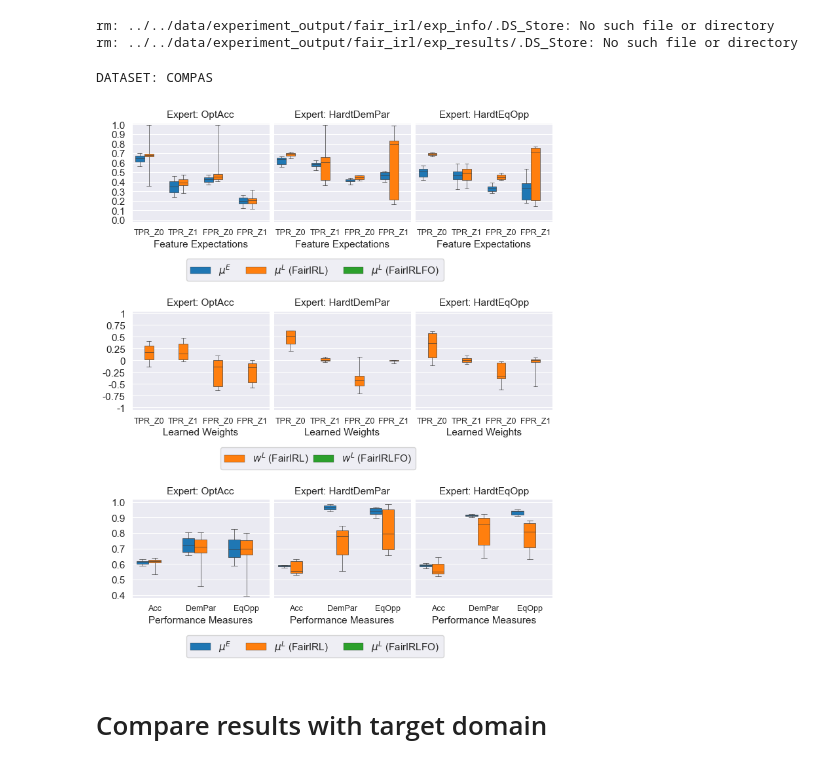
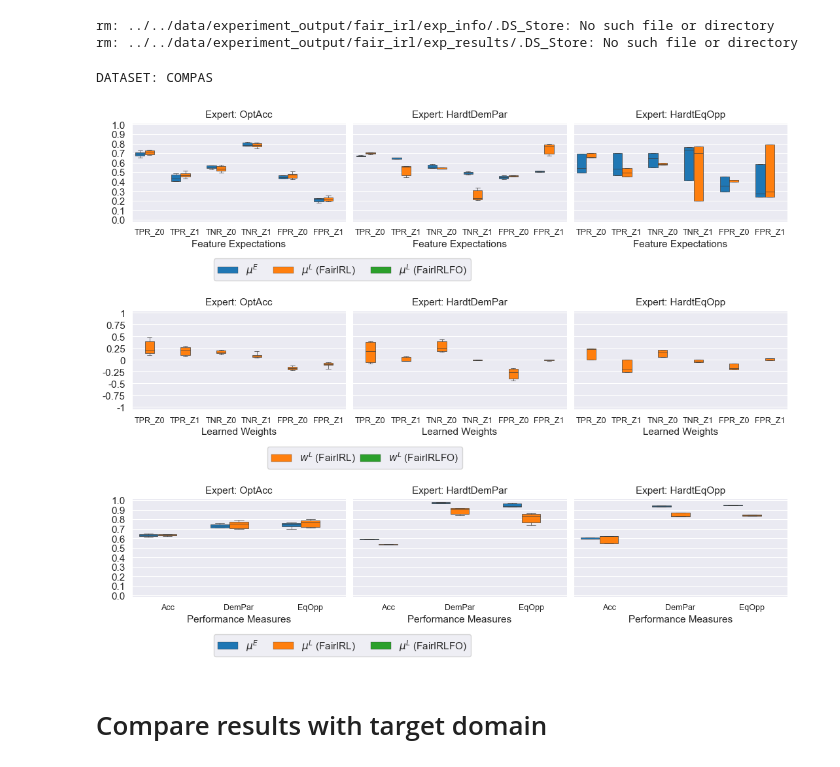
Before and after one commit to jackblandin/research, a Jupyter notebook: experiments/irl/Fair IRL Experiments.ipynb, the cells around one changed output. Cells and saved outputs as stored; diff of their text form; code cells hidden in the pictures.

```diff
--- a/experiments/irl/Fair IRL Experiments.ipynb
+++ b/experiments/irl/Fair IRL Experiments.ipynb
@@ -39,7 +42,7 @@ pd.set_option('display.max_columns', None)
 # Run experiments
 # %%
 base_exp_info = {
-    'EXPERIMENT_NAME': 'conf_matrix_feat_exp_72',
+    'EXPERIMENT_NAME': 'conf_matrix_feat_exp_126',
 
     'FEAT_EXP_OBJECTIVE_NAMES': [
 #         'Acc',
@@ -47,8 +50,8 @@ base_exp_info = {
 #         'EqOpp',
         'TPR_Z0',
         'TPR_Z1',
-#         'TNR_Z0',
-#         'TNR_Z1',
+        'TNR_Z0',
+        'TNR_Z1',
         'FPR_Z0',
         'FPR_Z1',
 #         'FNR_Z0',
@@ -63,31 +66,31 @@ base_exp_info = {
     # Expert demo parameters
     'DATASET': 'COMPAS',
     'TARGET_DATASET': 'Adult',
-    'N_EXPERT_DEMOS': 3,
+    'N_EXPERT_DEMOS': 5,
     'EXPERT_ALGO': None,
-    'N_DATASET_SAMPLES': 10_000,
-    'MIN_FREQ_FILL_PCT': .01,
+    'N_DATASET_SAMPLES': 20_000,
+    'MIN_FREQ_FILL_PCT': .02,
+    'RESTRICT_Y_ACTION': True,
     # IRL Loop parameters
-    'N_TRIALS': 50,
+    'N_TRIALS': 10,
     'IRL_METHOD': None,
-    'EPSILON': .02,
-    'IGNORE_RESULTS_EPSILON': .03,
+    'EPSILON': .01,
+    'IGNORE_RESULTS_EPSILON': .02,
     'MAX_ITER': 20,
     'METHOD': 'highs',
-    'IRL_ERROR_ENCOURAGE_SMALL_WEIGHTS': True,
+    'IRL_ERROR_ENCOURAGE_SMALL_WEIGHTS': False,
     'IRL_ERROR_ENCOURAGE_LARGE_WEIGHTS': False,
     'ALLOW_NEG_WEIGHTS': True,
     # Plotting parameters
     'NOISE_FACTOR': .02,
     'ANNOTATE': True,
-
     'N_INIT_POLICIES': 3,
     'NON_EXPERT_ALGOS': [
         'OptAccNoisy',
         'HardtDemParNoisy',
-        'HardtEqOppNoisy',
+#         'HardtEqOppNoisy',
 #             'Dummy',
-#         'DummyNoisy',
+        'DummyNoisy',
     ],
 }
 # %%
@@ -349,7 +364,7 @@ rm: ../../data/experiment_output/fair_irl/exp_info/.DS_Store: No such file or di
 rm: ../../data/experiment_output/fair_irl/exp_results/.DS_Store: No such file or directory
 # %%
 # min_exp_timestamp = '2023-08-12 20:22:00'  # Cutoff for results of main text in AAAI submission
-min_exp_timestamp = '2023-09-27 12:00:00'  # Cutoff for results on Appendix D.4 (progressively increasing expert)
+min_exp_timestamp = '2023-10-07 12:00:00'  # Cutoff for results on Appendix D.4 (progressively increasing expert)
 
 def skip_by_name(info):
     return 'EXPERIMENT_NAME' not in info or info['EXPERIMENT_NAME'] != base_exp_info['EXPERIMENT_NAME']
@@ -364,36 +379,36 @@ plt.rc('figure', titlesize=11)  # fontsize of the figure title
 
 fig, axes, mu_dfs, w_dfs, perf_dfs = plot_results_source_domain_only(
     feat_objective_set_names=base_exp_info['FEAT_EXP_OBJECTIVE_NAMES'],
     perf_objective_set_names=base_exp_info['PERF_MEAS_OBJECTIVE_NAMES'],
     expert_algos=[
         'OptAcc',
         'HardtDemPar',
         'HardtEqOpp',
     ],
     dataset=base_exp_info['DATASET'],
     mu_noise_factor=.01,
     perf_noise_factor=.01,
     w_noise_factor=.01,
     mu_hue_order=['muE', 'muL (FairIRL)', 'muL (FairIRLFO)'],
     perf_hue_order=['muE', 'muL (FairIRL)', 'muL (FairIRLFO)'],
     w_hue_order=[None, 'wL (FairIRL)', 'wL (FairIRLFO)'],
     extra_skip_conditions=skip_by_name,
     min_exp_timestamp=min_exp_timestamp,
 #     min_mu_value=.25,
 #     max_mu_value=1,
 #     min_w_value=-1,
     mu_yticks=np.linspace(0, 1, 11).round(1),
-    perf_yticks=np.linspace(.4, 1, 7).round(1),
+    perf_yticks=np.linspace(0, 1, 11).round(1),
     mu_ylim=(-.02, 1.02),
-    perf_ylim=(.38, 1.02),
+    perf_ylim=(-.02, 1.02),
     mu_whis=[1, 99],
     w_yticks = [-1, -.75, -.5, -.25, 0, .25, .5, .75, 1],
     w_ylim=(-1.05, 1.05),
     w_whis=[5, 95]
 )
 # %% [output]
 DATASET: COMPAS
-[figure, old version]
+[figure, new version]
 # %% [markdown]
 # Compare results with target domain
 # %%
```
Also changed, not shown: parts of 13 cells of this notebook, 6 other files.
